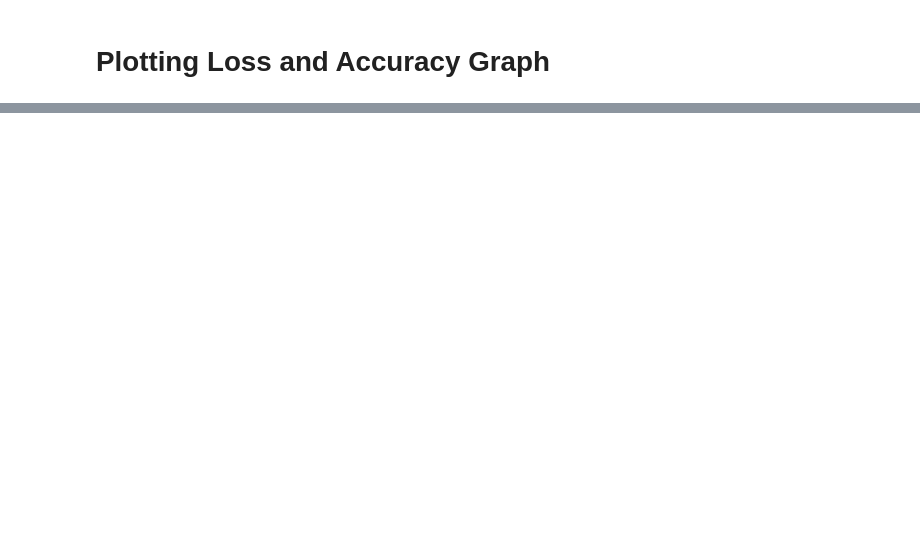
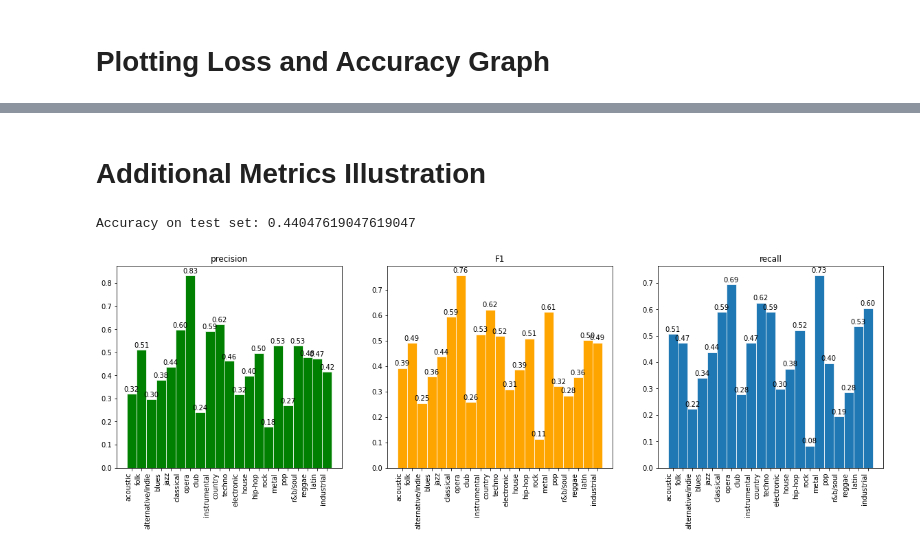
Before and after one commit to thewro11/cs364-genre-classification, a Jupyter notebook: v04_model.ipynb, the cells around one changed output, grey strips where cells are left out. Saved outputs shown, nothing was run; the diff lists cells and outputs as text; code cells hidden in the pictures; blank space fills up the shorter version.

```diff
--- a/v04_model.ipynb
+++ b/v04_model.ipynb
@@ -180,0 +233,34 @@ axis[1].legend(['Train', 'Validation'], loc='upper left')
+# %% [markdown]
+# Additional Metrics Illustration
+# %%
+precision = precision_score(y_test_argmax, y_predict_argmax, average=None)
+recall = recall_score(y_test_argmax, y_predict_argmax, average=None)
+f1 = f1_score(y_test_argmax, y_predict_argmax, average=None)
+
+accuracy = accuracy_score(y_test_argmax, y_predict_argmax)
+print("Accuracy on test set: " + str(accuracy))
+# %% [output]
+Accuracy on test set: 0.44047619047619047
+# %%
+fig, axis = plt.subplots(1, 3)
+fig.set_size_inches(20,6)
+fig.autofmt_xdate(rotation=90)
+
+axis[0].bar(classes_name, precision, width=1, edgecolor="white", linewidth=0.7, color="green")
+axis[0].set_title("precision")
+for i in range(len(precision)):
+    axis[0].text(i - 0.8, precision[i] + 0.01, "%.2f" % precision[i])
+
+axis[1].bar(classes_name, f1, width=1, edgecolor="white", linewidth=0.7, color="orange")
+axis[1].set_title("F1")
+for i in range(len(f1)):
+    axis[1].text(i - 0.8, f1[i] + 0.01, "%.2f" % f1[i])
+
+axis[2].bar(classes_name, recall, width=1, edgecolor="white", linewidth=0.7)
+axis[2].set_title("recall")
+for i in range(len(recall)):
+    axis[2].text(i - 0.8, recall[i] + 0.01, "%.2f" % recall[i])
+
+plt.show()
+# %% [output]
+[figure, added]
```
Also changed, not shown: parts of 26 cells of this notebook.
